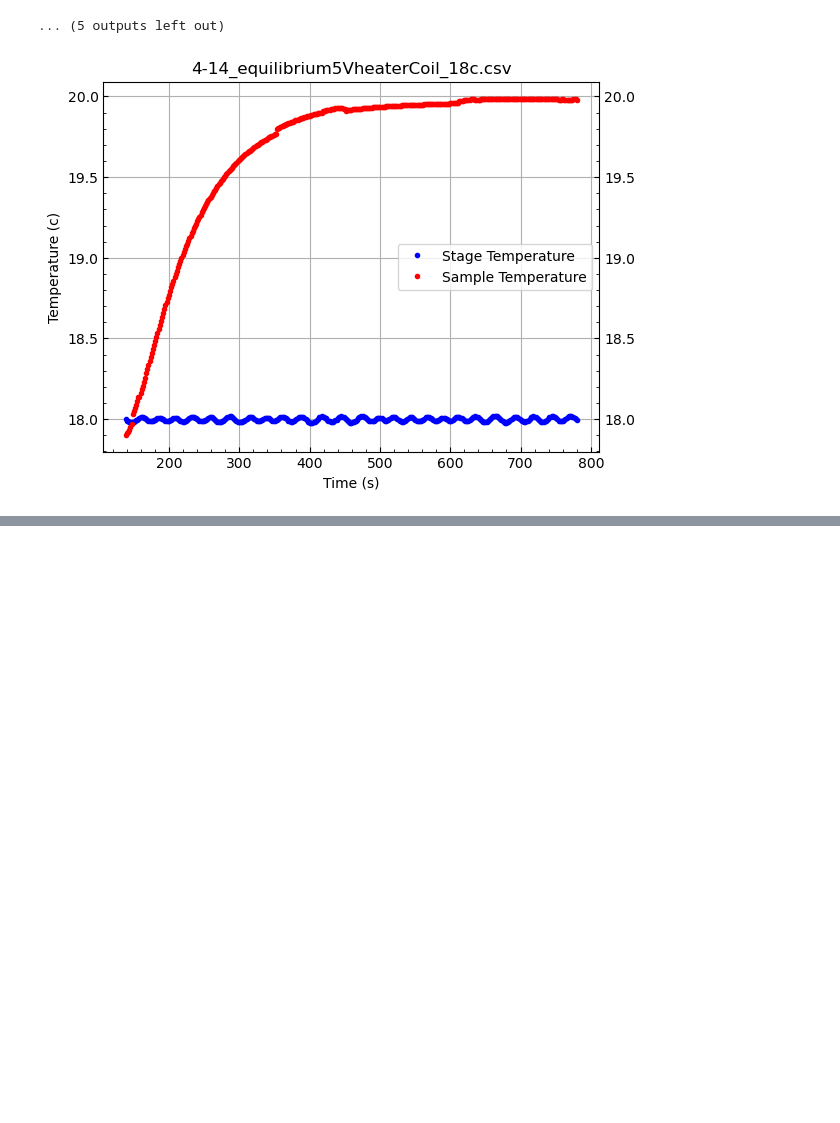
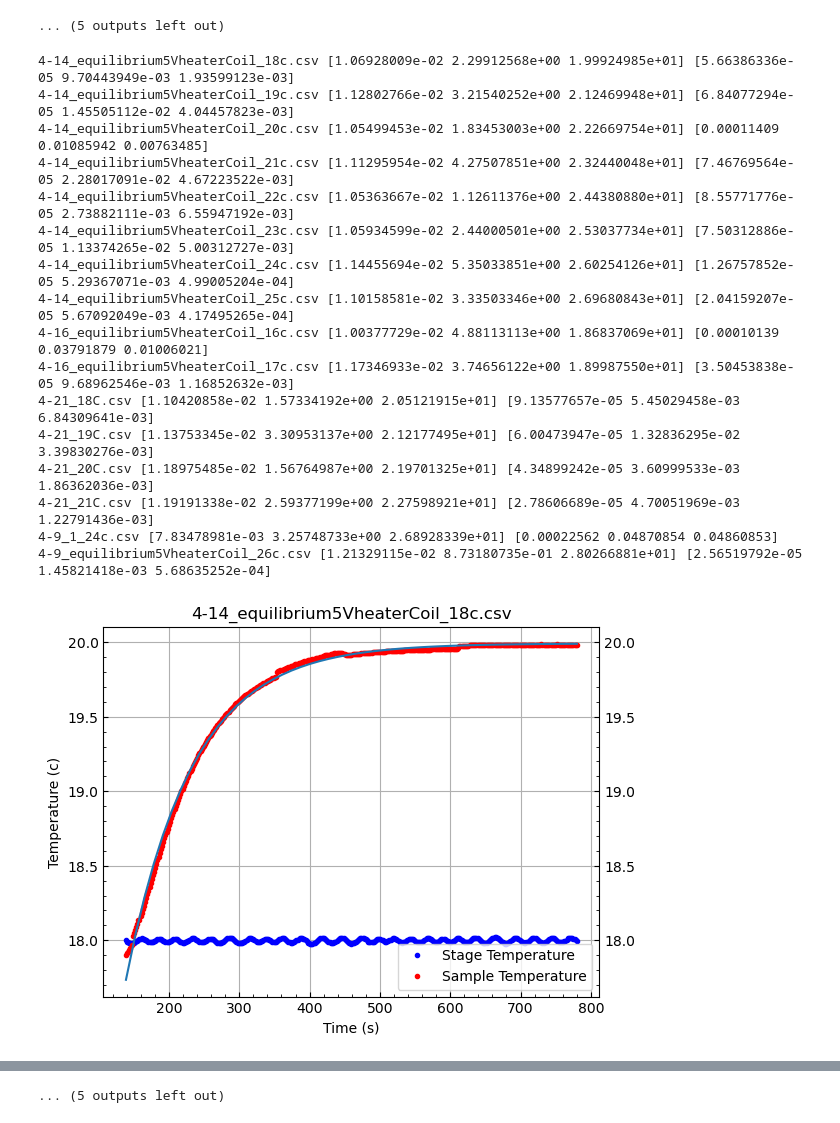
Before and after one commit to djc6451/gadoliniumRepo, a Jupyter notebook: gadoliniumAnalysis.ipynb, the cells around one changed output, grey strips where cells are left out. Cells and saved outputs as stored; diff of their text form; code cells hidden in the pictures; blank space fills up the shorter version.

Commit message:
holy frick the curvefitting worked on all of them

```diff
--- a/gadoliniumAnalysis.ipynb
+++ b/gadoliniumAnalysis.ipynb
@@ -147,22 +147,67 @@ plotStandards("Temperature (c)", "Specific Heat J/(Kg K)")
 [figure]
 ... (5 outputs left out)
 # %%
-def tempOfTime(t , A , C , h,B ):
+def tempOfTime(t , B, D,C):
     P= 25/200 #Watts
-    return B + (P/A) + C*np.exp(-(A/h))*t
+
+    return  C - np.exp(-B*t+D)
 
 folder_path = r'C:\Users\Lawre\OneDrive\Desktop\gadolinium\datalist'
 filenames = os.listdir(folder_path)
 
+#for the curved fitting we just use the starting indices no need to use the final one since all of it is useful
+indeces = np.array([(87,135),
+                    (127,160),
+                    (55,90),
+                    (190,230),
+                    (15,45),
+                    (94,125),
+                    (250,280),
+                    (145,185),
+                    (245,285),
+                    (155,185),
+                    (40,80), #
+                    (130,166),
+                    (40,80),
+                    (103,135),
+                    (172,215),
+                    (7,35)])
+count = 0
+for file in filenames:
+    startingIndex = indeces[count][0]
 
-for file in filenames:
     start = "C:\\Users\\Lawre\\OneDrive\\Desktop\\gadolinium\\datalist"
     end = "\\" + file
     totalFilePath = start+end
-    #Do some linear fitting on each one and then print the information below
+    #Do some curve fitting on each one and then print the information below
     tempTime , tempStage , tempSample = loadnsave(totalFilePath)
 
-    plotFile(totalFilePath,87 , len(tempTime) )
-    break
+    vals , pcov = scipy.optimize.curve_fit( tempOfTime ,  tempTime[startingIndex:] , tempSample[startingIndex:],p0=[0.012,2.5,20])
+
+    print( file , vals , np.sqrt(np.diag(pcov)) )
+    x = np.linspace( tempTime[startingIndex] , tempTime[len(tempTime)-1] )
+    y = tempOfTime( x , vals[0] , vals[1],vals[2])
+
+
+    plotFile(totalFilePath, startingIndex , len(tempTime))
+    plt.plot(x,y,label="Curve Fit")
+
+    count = count + 1
 # %% [output]
+4-14_equilibrium5VheaterCoil_18c.csv [1.06928009e-02 2.29912568e+00 1.99924985e+01] [5.66386336e-05 9.70443949e-03 1.93599123e-03]
+4-14_equilibrium5VheaterCoil_19c.csv [1.12802766e-02 3.21540252e+00 2.12469948e+01] [6.84077294e-05 1.45505112e-02 4.04457823e-03]
+4-14_equilibrium5VheaterCoil_20c.csv [1.05499453e-02 1.83453003e+00 2.22669754e+01] [0.00011409 0.01085942 0.00763485]
+4-14_equilibrium5VheaterCoil_21c.csv [1.11295954e-02 4.27507851e+00 2.32440048e+01] [7.46769564e-05 2.28017091e-02 4.67223522e-03]
+4-14_equilibrium5VheaterCoil_22c.csv [1.05363667e-02 1.12611376e+00 2.44380880e+01] [8.55771776e-05 2.73882111e-03 6.55947192e-03]
+4-14_equilibrium5VheaterCoil_23c.csv [1.05934599e-02 2.44000501e+00 2.53037734e+01] [7.50312886e-05 1.13374265e-02 5.00312727e-03]
+4-14_equilibrium5VheaterCoil_24c.csv [1.14455694e-02 5.35033851e+00 2.60254126e+01] [1.26757852e-05 5.29367071e-03 4.99005204e-04]
+4-14_equilibrium5VheaterCoil_25c.csv [1.10158581e-02 3.33503346e+00 2.69680843e+01] [2.04159207e-05 5.67092049e-03 4.17495265e-04]
+4-16_equilibrium5VheaterCoil_16c.csv [1.00377729e-02 4.88113113e+00 1.86837069e+01] [0.00010139 0.03791879 0.01006021]
+4-16_equilibrium5VheaterCoil_17c.csv [1.17346933e-02 3.74656122e+00 1.89987550e+01] [3.50453838e-05 9.68962546e-03 1.16852632e-03]
+4-21_18C.csv [1.10420858e-02 1.57334192e+00 2.05121915e+01] [9.13577657e-05 5.45029458e-03 6.84309641e-03]
+4-21_19C.csv [1.13753345e-02 3.30953137e+00 2.12177495e+01] [6.00473947e-05 1.32836295e-02 3.39830276e-03]
+4-21_20C.csv [1.18975485e-02 1.56764987e+00 2.19701325e+01] [4.34899242e-05 3.60999533e-03 1.86362036e-03]
+4-21_21C.csv [1.19191338e-02 2.59377199e+00 2.27598921e+01] [2.78606689e-05 4.70051969e-03 1.22791436e-03]
+4-9_1_24c.csv [7.83478981e-03 3.25748733e+00 2.68928339e+01] [0.00022562 0.04870854 0.04860853]
+4-9_equilibrium5VheaterCoil_26c.csv [1.21329115e-02 8.73180735e-01 2.80266881e+01] [2.56519792e-05 1.45821418e-03 5.68635252e-04]
-[figure, old version]
+[figure, new version]
@@ -168,0 +224 @@ for file in filenames:
+... (5 outputs left out)
```
Also changed, not shown: parts of 1 cell of this notebook, 36 other files.
